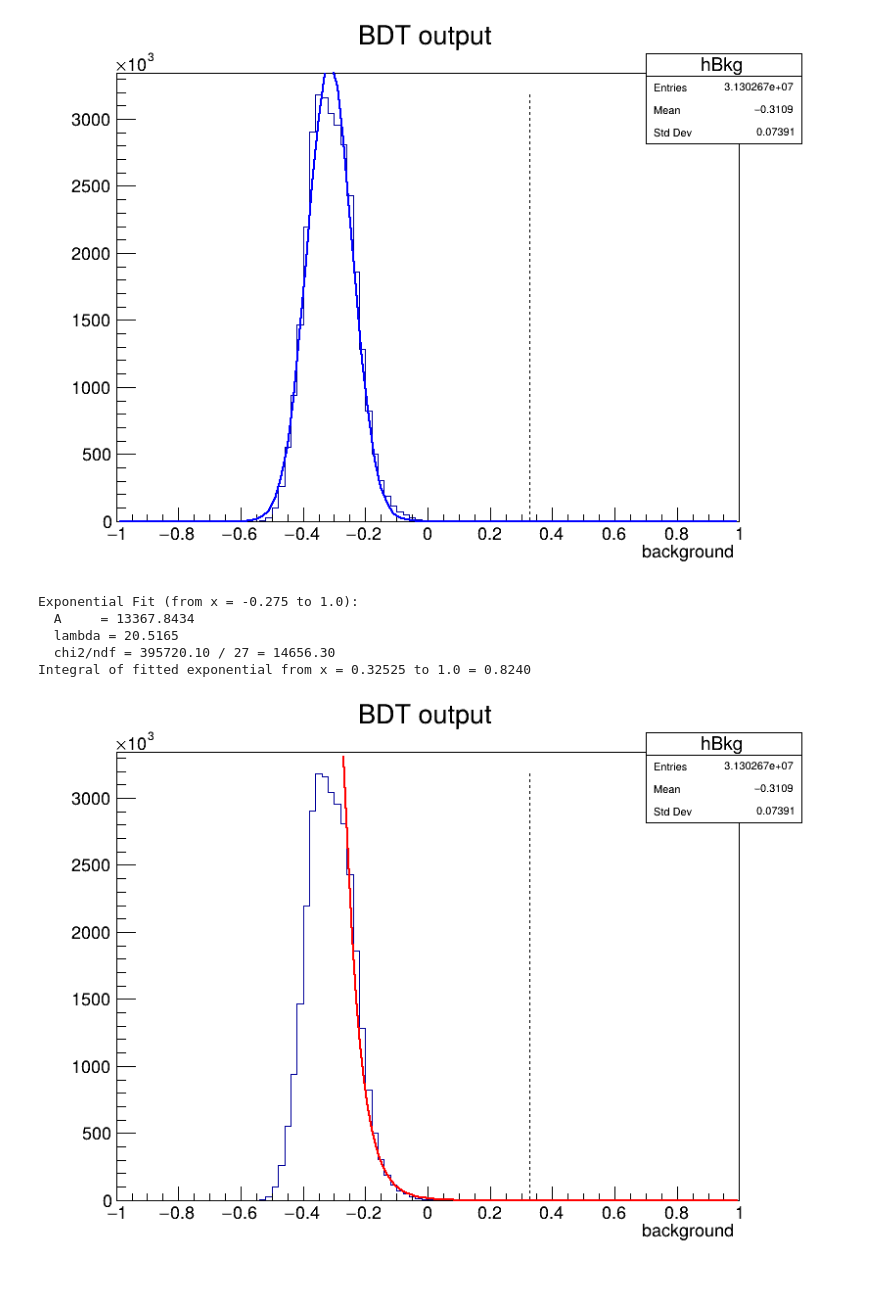
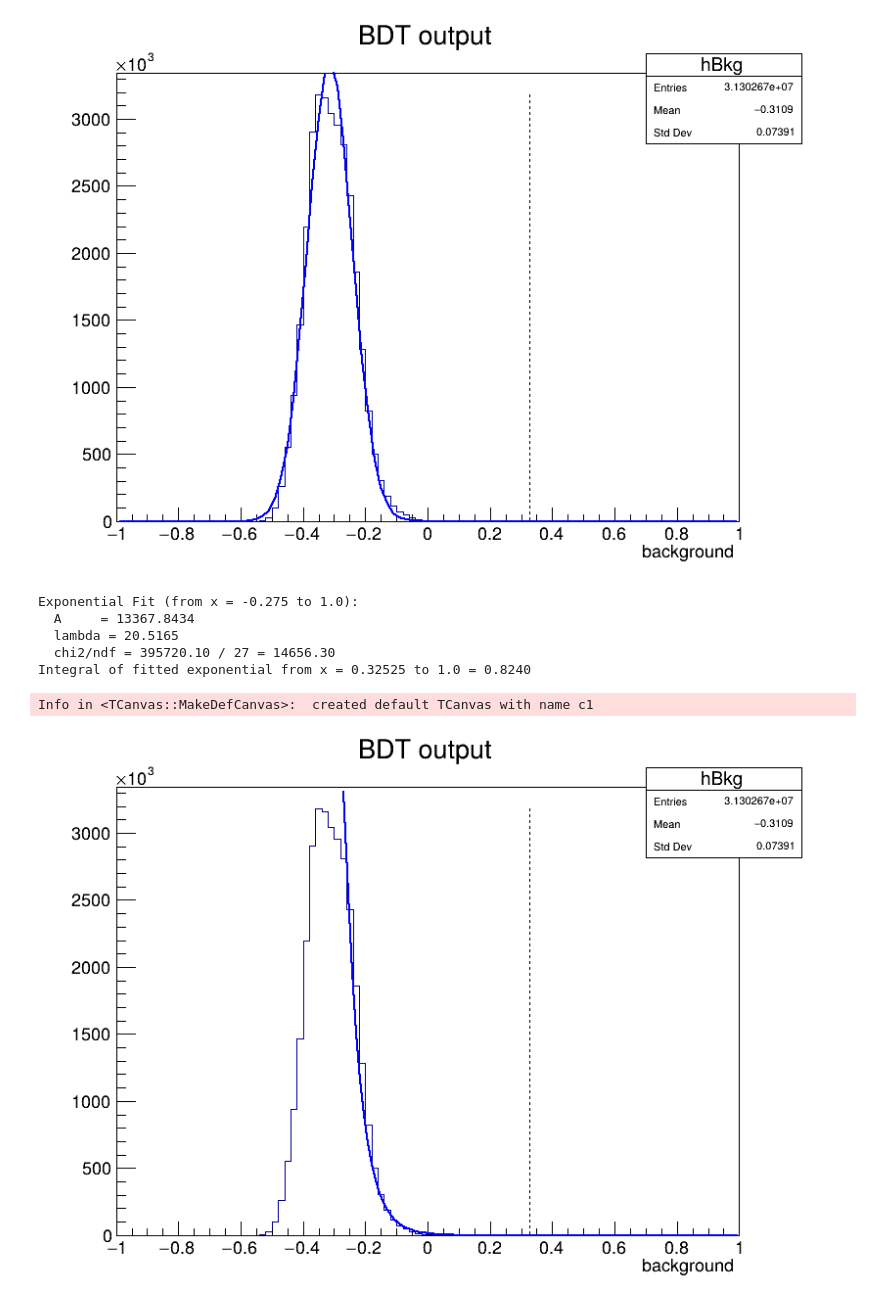
Before and after one commit to srkgphyoff/search_mag_monopoles, a Jupyter notebook: BDTmodelV2/fitbackgroundcurve.ipynb, the cells around one changed output. Cells and saved outputs as stored; diff of their text form; code cells hidden in the pictures.

```diff
--- a/BDTmodelV2/fitbackgroundcurve.ipynb
+++ b/BDTmodelV2/fitbackgroundcurve.ipynb
@@ -184,32 +184,33 @@ ndf    = fit_result.Ndf()
 
 print(f"Exponential Fit (from x = {x_start} to {x_end}):")
 print(f"  A     = {A:.4f}")
 print(f"  lambda = {lam:.4f}")
 print(f"  chi2/ndf = {chi2:.2f} / {ndf} = {chi2/ndf:.2f}")
 
 # === Optional: integrate the fit from x_cut to x_end ===
 if x_cut < x_start:
     print(f"Warning: x_cut = {x_cut} is before fit range start = {x_start}")
 
 integral_tail = exp_fit.Integral(x_cut, x_end)
 print(f"Integral of fitted exponential from x = {x_cut} to {x_end} = {integral_tail:.4f}")
 
 # === Draw histogram and fit ===
 canvas = ROOT.TCanvas("c6", "Flexible Exponential Fit", 800, 600)
 h.Draw("HIST")
-exp_fit.SetLineColor(ROOT.kRed)
+exp_fit.SetLineColor(ROOT.kBlue)
 exp_fit.Draw("same")
 
 # Optional: draw a vertical line at x_cut
 line = ROOT.TLine(x_cut, 0, x_cut, h.GetMaximum())
 line.SetLineStyle(2)
 line.Draw("same")
 
 canvas.Update()
 # %% [output]
 Exponential Fit (from x = -0.275 to 1.0):
   A     = 13367.8434
   lambda = 20.5165
   chi2/ndf = 395720.10 / 27 = 14656.30
 Integral of fitted exponential from x = 0.32525 to 1.0 = 0.8240
+Info in <TCanvas::MakeDefCanvas>:  created default TCanvas with name c1
-[figure, old version]
+[figure, new version]
```
Also changed, not shown: parts of 1 cell of this notebook.
